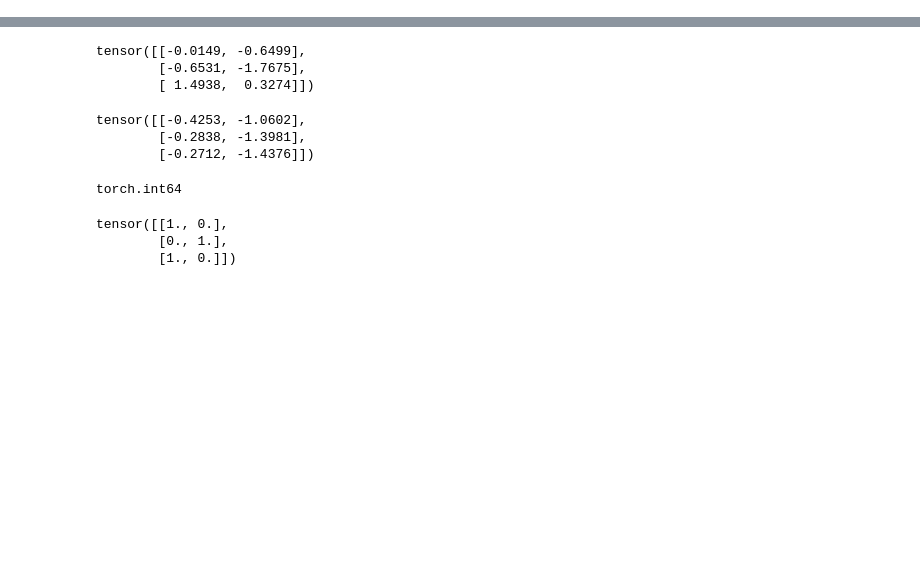
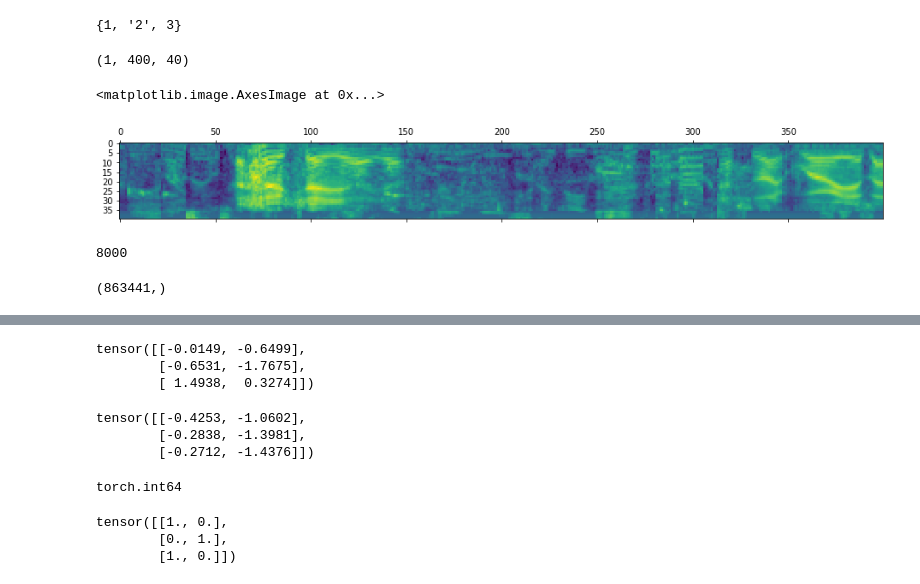
Before and after one commit to zhiyongchenGREAT/GREAT_ASV_system, a Jupyter notebook: preprocessing/Play.ipynb, the cells around one changed output, grey strips where cells are left out. Drawn from its saved outputs; the diff is of its cells as text; code cells hidden in the pictures; blank space fills up the shorter version.

```diff
--- a/preprocessing/Play.ipynb
+++ b/preprocessing/Play.ipynb
@@ -9,0 +11,28 @@ import pickle
+# %%
+a = [1, '2', 3]
+# %%
+set(a)
+# %% [output]
+{1, '2', 3}
+# %%
+with open('/workspace/DATASET/server9_ssd/STD_SRE_EGS/FB/44_3', 'rb') as handle:
+    a = pickle.load(handle)
+# %%
+a[0].shape
+# %% [output]
+(1, 400, 40)
+# %%
+plt.matshow(a[0][0].astype(np.float32).T)
+# %% [output]
+<matplotlib.image.AxesImage at 0x...>
+[figure, added]
+# %%
+utt_dir = '/workspace/DATASET/server9/SRE18_TEST/Eval/aaaeuhnc_sre18.wav'
+concat_wav, g = librosa.load(utt_dir, sr=None)
+print(g)
+# %% [output]
+8000
+# %%
+concat_wav.shape
+# %% [output]
+(863441,)
```
Also changed, not shown: parts of 39 cells of this notebook, 7 other files.
